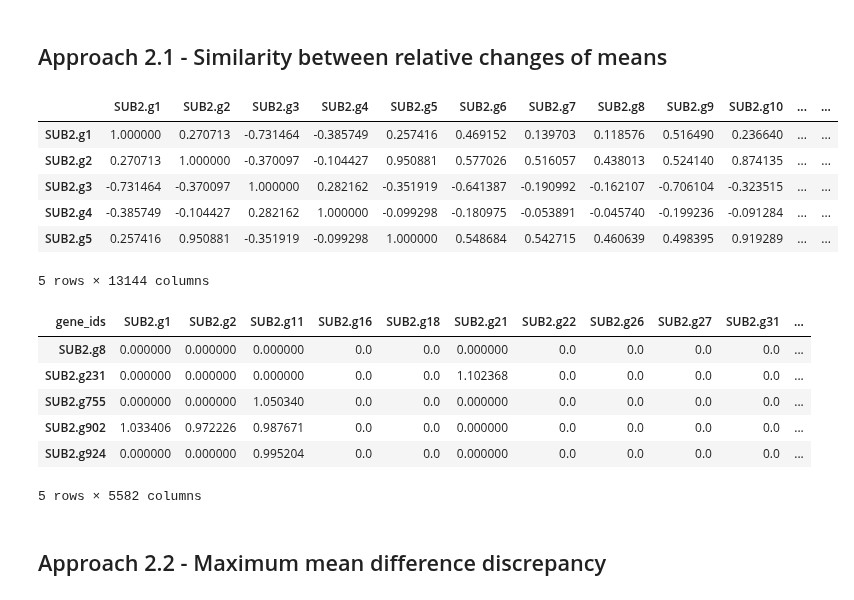
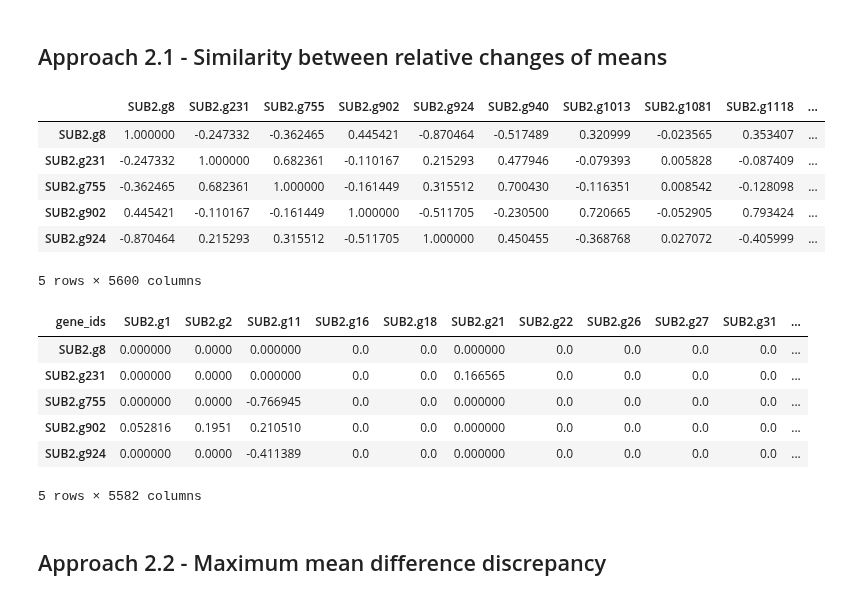
Before and after one commit to DavidWild02/BachelorThesis-ML-Gene-Interactions, a Jupyter notebook: Approach2.ipynb, the cells around one changed output. Saved outputs shown, nothing was run; the diff lists cells and outputs as text; code cells hidden in the pictures.

```diff
--- a/Approach2.ipynb
+++ b/Approach2.ipynb
@@ -105,22 +103,27 @@ def calculate_mean_change_similarity_matrix(cluster_a: npt.ArrayLike, cluster_b:
 # %%
 from data_utils import extract_samples_of_cell_cluster
 
 cluster_a_id = "7" # stem cells
 cluster_b_id = "0" # transition cells
 cluster_a = extract_samples_of_cell_cluster(adata, cluster_a_id)
 cluster_b = extract_samples_of_cell_cluster(adata, cluster_b_id)
 
+# Filter out only those genes used in the GRN. Avoid unnecessary computation
+gene_indices = pd.unique(df_grn.index.append(df_grn.columns))
+cluster_a = cluster_a.loc[:, gene_indices]
+cluster_b = cluster_b.loc[:, gene_indices]
+
 similarity_matrix = calculate_mean_change_similarity_matrix(cluster_a.values, cluster_b.values)
-df_similarity_mean_change = pd.DataFrame(similarity_matrix, index=cluster_a.columns, columns=cluster_a.columns)
+df_similarity_mean_change = pd.DataFrame(similarity_matrix, index=gene_indices, columns=gene_indices)
 display(df_similarity_mean_change.head())
 # %% [output]
-|  | SUB2.g1 | SUB2.g2 | SUB2.g3 | SUB2.g4 | SUB2.g5 | SUB2.g6 | SUB2.g7 | SUB2.g8 | SUB2.g9 | SUB2.g10 | ... | ... |
-| SUB2.g1 | 1.000000 | 0.270713 | -0.731464 | -0.385749 | 0.257416 | 0.469152 | 0.139703 | 0.118576 | 0.516490 | 0.236640 | ... | ... |
-| SUB2.g2 | 0.270713 | 1.000000 | -0.370097 | -0.104427 | 0.950881 | 0.577026 | 0.516057 | 0.438013 | 0.524140 | 0.874135 | ... | ... |
-| SUB2.g3 | -0.731464 | -0.370097 | 1.000000 | 0.282162 | -0.351919 | -0.641387 | -0.190992 | -0.162107 | -0.706104 | -0.323515 | ... | ... |
-| SUB2.g4 | -0.385749 | -0.104427 | 0.282162 | 1.000000 | -0.099298 | -0.180975 | -0.053891 | -0.045740 | -0.199236 | -0.091284 | ... | ... |
-| SUB2.g5 | 0.257416 | 0.950881 | -0.351919 | -0.099298 | 1.000000 | 0.548684 | 0.542715 | 0.460639 | 0.498395 | 0.919289 | ... | ... |
+|  | SUB2.g8 | SUB2.g231 | SUB2.g755 | SUB2.g902 | SUB2.g924 | SUB2.g940 | SUB2.g1013 | SUB2.g1081 | SUB2.g1118 | ... |
+| SUB2.g8 | 1.000000 | -0.247332 | -0.362465 | 0.445421 | -0.870464 | -0.517489 | 0.320999 | -0.023565 | 0.353407 | ... |
+| SUB2.g231 | -0.247332 | 1.000000 | 0.682361 | -0.110167 | 0.215293 | 0.477946 | -0.079393 | 0.005828 | -0.087409 | ... |
+| SUB2.g755 | -0.362465 | 0.682361 | 1.000000 | -0.161449 | 0.315512 | 0.700430 | -0.116351 | 0.008542 | -0.128098 | ... |
+| SUB2.g902 | 0.445421 | -0.110167 | -0.161449 | 1.000000 | -0.511705 | -0.230500 | 0.720665 | -0.052905 | 0.793424 | ... |
+| SUB2.g924 | -0.870464 | 0.215293 | 0.315512 | -0.511705 | 1.000000 | 0.450455 | -0.368768 | 0.027072 | -0.405999 | ... |
-5 rows × 13144 columns
+5 rows × 5600 columns
 # %%
 refined_grn_mean_change = pd.DataFrame(np.zeros(df_grn.shape), index=df_grn.index, columns=df_grn.columns)
 mask = df_grn == 1
@@ -128,11 +131,11 @@ refined_grn_mean_change[mask] = df_similarity_mean_change.loc[df_grn.index, df_g
 display(refined_grn_mean_change.head())
 # %% [output]
 | gene_ids | SUB2.g1 | SUB2.g2 | SUB2.g11 | SUB2.g16 | SUB2.g18 | SUB2.g21 | SUB2.g22 | SUB2.g26 | SUB2.g27 | SUB2.g31 | ... |
-| SUB2.g8 | 0.000000 | 0.000000 | 0.000000 | 0.0 | 0.0 | 0.000000 | 0.0 | 0.0 | 0.0 | 0.0 | ... |
-| SUB2.g231 | 0.000000 | 0.000000 | 0.000000 | 0.0 | 0.0 | 1.102368 | 0.0 | 0.0 | 0.0 | 0.0 | ... |
-| SUB2.g755 | 0.000000 | 0.000000 | 1.050340 | 0.0 | 0.0 | 0.000000 | 0.0 | 0.0 | 0.0 | 0.0 | ... |
-| SUB2.g902 | 1.033406 | 0.972226 | 0.987671 | 0.0 | 0.0 | 0.000000 | 0.0 | 0.0 | 0.0 | 0.0 | ... |
-| SUB2.g924 | 0.000000 | 0.000000 | 0.995204 | 0.0 | 0.0 | 0.000000 | 0.0 | 0.0 | 0.0 | 0.0 | ... |
+| SUB2.g8 | 0.000000 | 0.0000 | 0.000000 | 0.0 | 0.0 | 0.000000 | 0.0 | 0.0 | 0.0 | 0.0 | ... |
+| SUB2.g231 | 0.000000 | 0.0000 | 0.000000 | 0.0 | 0.0 | 0.166565 | 0.0 | 0.0 | 0.0 | 0.0 | ... |
+| SUB2.g755 | 0.000000 | 0.0000 | -0.766945 | 0.0 | 0.0 | 0.000000 | 0.0 | 0.0 | 0.0 | 0.0 | ... |
+| SUB2.g902 | 0.052816 | 0.1951 | 0.210510 | 0.0 | 0.0 | 0.000000 | 0.0 | 0.0 | 0.0 | 0.0 | ... |
+| SUB2.g924 | 0.000000 | 0.0000 | -0.411389 | 0.0 | 0.0 | 0.000000 | 0.0 | 0.0 | 0.0 | 0.0 | ... |
 5 rows × 5582 columns
 # %% [markdown]
 ## Approach 2.2 - Maximum mean difference discrepancy
```
Also changed, not shown: parts of 4 cells of this notebook, 1 other file.
